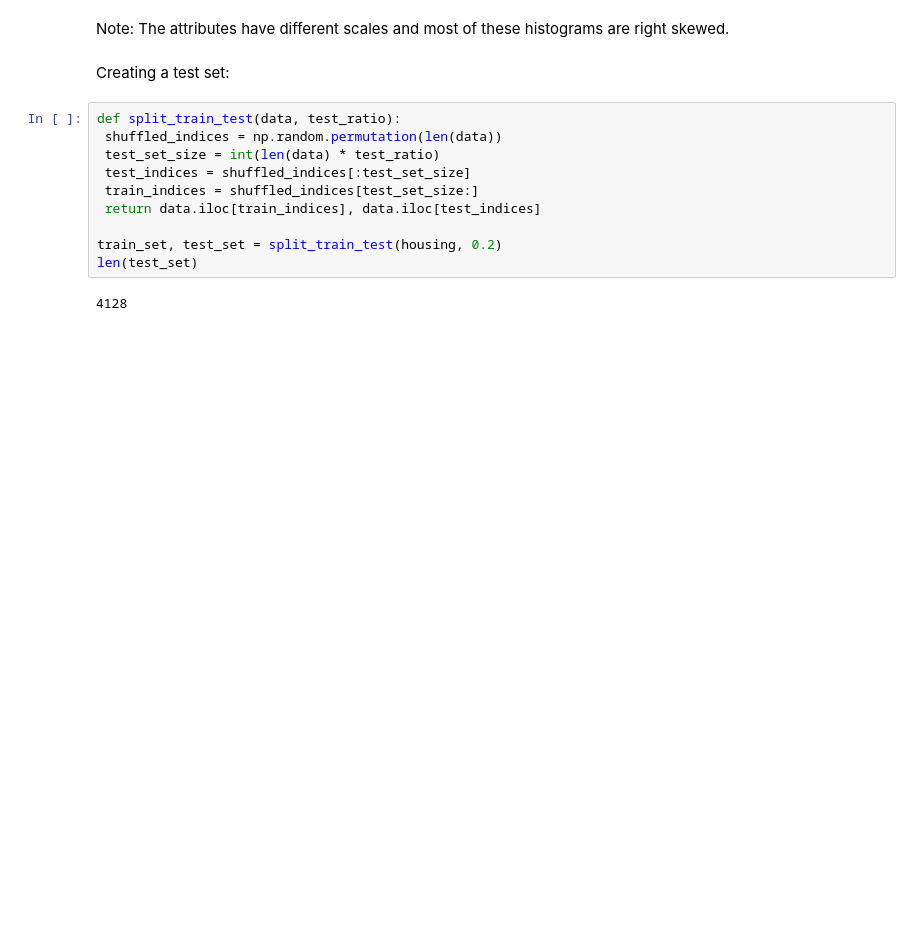
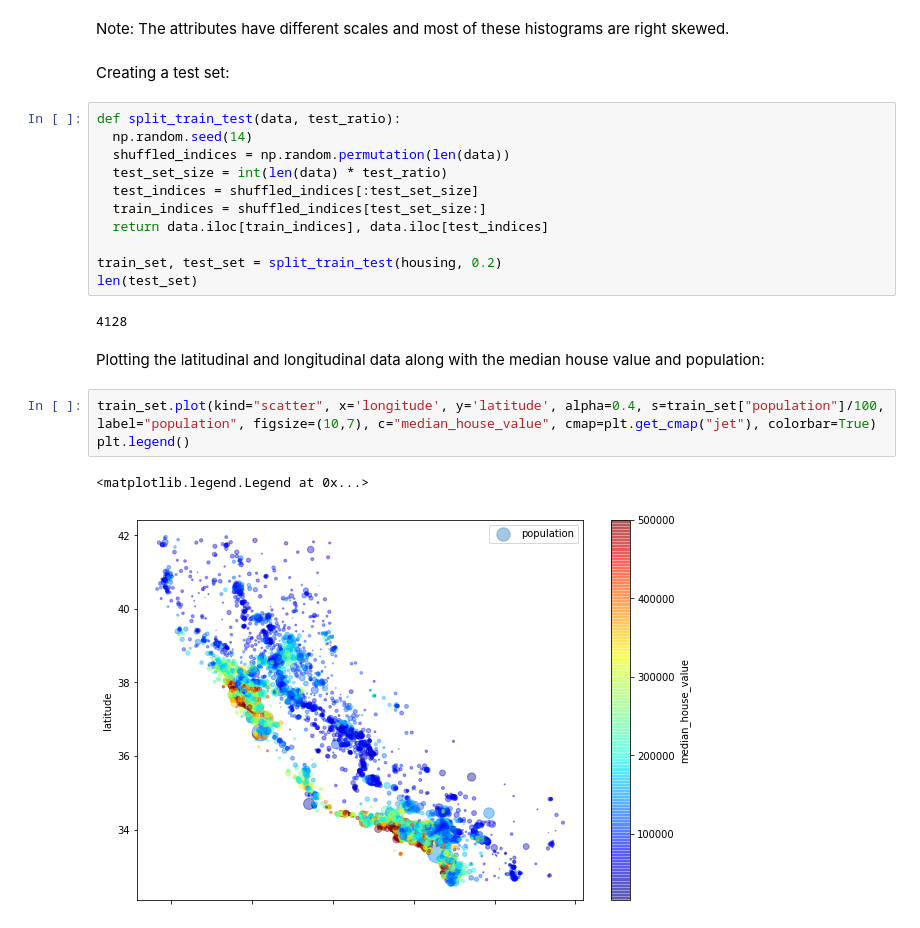
Before and after one commit to terrencekwon/data-science-portfolio, a Jupyter notebook: Housing.ipynb, the cells around one changed output. Saved outputs shown, nothing was run; the diff lists cells and outputs as text; blank space fills up the shorter version.

```diff
--- a/Housing.ipynb
+++ b/Housing.ipynb
@@ -96,13 +102,22 @@ Note: The attributes have different scales and most of these histograms are righ
 Creating a test set:
 # %%
 def split_train_test(data, test_ratio):
- shuffled_indices = np.random.permutation(len(data))
- test_set_size = int(len(data) * test_ratio)
- test_indices = shuffled_indices[:test_set_size]
- train_indices = shuffled_indices[test_set_size:]
- return data.iloc[train_indices], data.iloc[test_indices]
+  np.random.seed(14)
+  shuffled_indices = np.random.permutation(len(data))
+  test_set_size = int(len(data) * test_ratio)
+  test_indices = shuffled_indices[:test_set_size]
+  train_indices = shuffled_indices[test_set_size:]
+  return data.iloc[train_indices], data.iloc[test_indices]
 
 train_set, test_set = split_train_test(housing, 0.2)
 len(test_set)
 # %% [output]
 4128
+# %% [markdown]
+Plotting the latitudinal and longitudinal data along with the median house value and population:
+# %%
+train_set.plot(kind="scatter", x='longitude', y='latitude', alpha=0.4, s=train_set["population"]/100, label="population", figsize=(10,7), c="median_house_value", cmap=plt.get_cmap("jet"), colorbar=True)
+plt.legend()
+# %% [output]
+<matplotlib.legend.Legend at 0x...>
+[figure, added]
```
Also changed, not shown: parts of 1 cell of this notebook.
